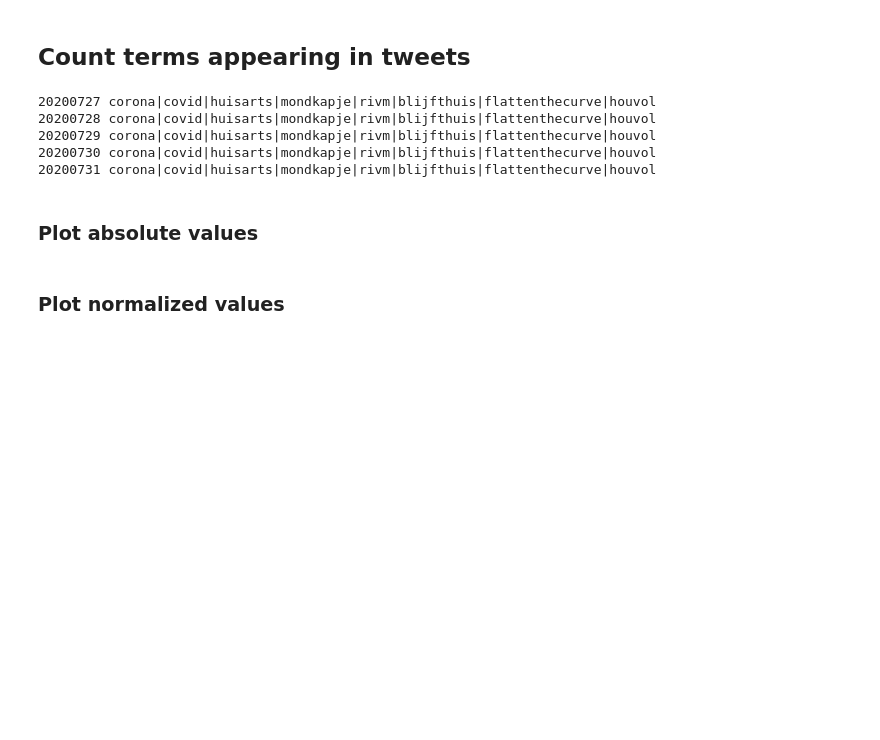
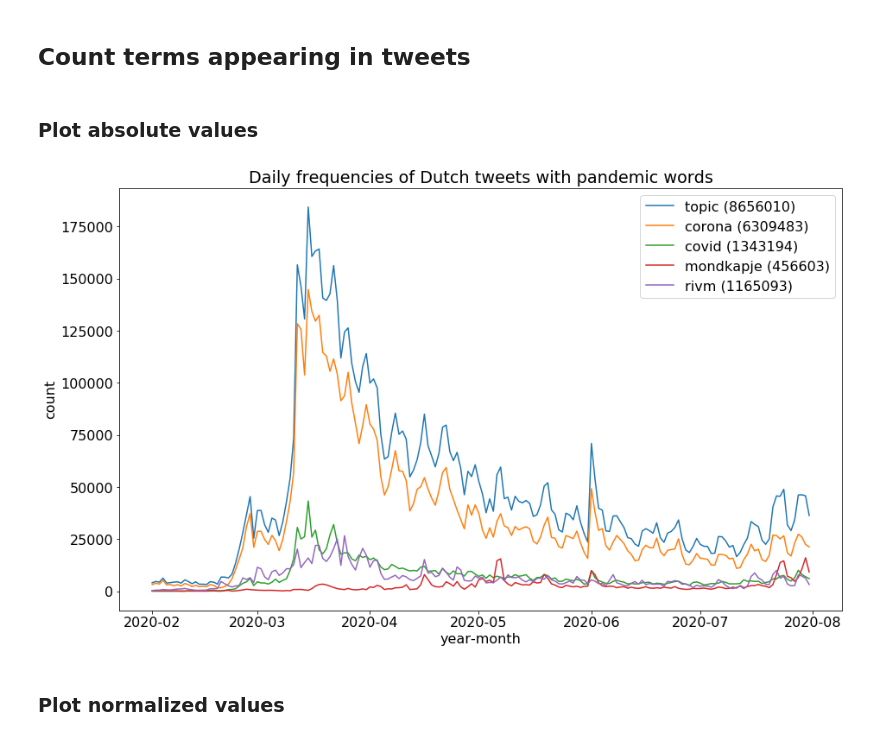
Before and after one commit to puregome/notebooks, a Jupyter notebook: tweet-counts.ipynb, the cells around one changed output. Drawn from its saved outputs; the diff is of its cells as text; code cells hidden in the pictures; blank space fills up the shorter version.

Commit message:
graph update

```diff
--- a/tweet-counts.ipynb
+++ b/tweet-counts.ipynb
@@ -123,16 +123,9 @@ if False:
     deleteLastElement(mondkapje)
     mondkapje = searchText("mondkapje",mondkapje)
     saveCounts(mondkapje,"mondkapje.csv")
-if True:
     deleteLastElement(topic)
     topic = searchText("topic",topic)
     saveCounts(topic,"topic.csv")
-# %% [output]
-20200727 corona|covid|huisarts|mondkapje|rivm|blijfthuis|flattenthecurve|houvol
-20200728 corona|covid|huisarts|mondkapje|rivm|blijfthuis|flattenthecurve|houvol
-20200729 corona|covid|huisarts|mondkapje|rivm|blijfthuis|flattenthecurve|houvol
-20200730 corona|covid|huisarts|mondkapje|rivm|blijfthuis|flattenthecurve|houvol
-20200731 corona|covid|huisarts|mondkapje|rivm|blijfthuis|flattenthecurve|houvol
 # %%
 import math
 from warnings import warn
@@ -167,35 +163,38 @@ import matplotlib
 #%matplotlib inline
 
 DATEFORMATPLOT = "%Y%m%d"
 PLOTFILEOUT = "tweet-frequencies.png"
 
 def getWeekendDates(dateStrings):
     weekendDates = []
     for ds in dateStrings:
         d = datetime.strptime(str(ds),DATEFORMATPLOT)
         if d == 0 or d == 6: weekendDates.append(d)
 
 def stringArrayToDates(stringList,dateFormat=DATEFORMATPLOT):
     return([datetime.strptime(str(date),dateFormat) for date in stringList])
 
 def makeLabel(name,myDict):
     return(name+" ("+str(sum(myDict.values()))+")")
 
 weakendDates = getWeekendDates(rivm.keys())
 font = {"size":16}
 matplotlib.rc("font",**font)
 plt.figure(figsize=(15,9))
 ax1 = plt.subplot(111)
-ax1.xaxis.set_major_formatter(mdates.DateFormatter("%-d/%-m"))
 ax1.plot_date(stringArrayToDates(topic7.keys()),list(topic.values()),xdate=True,fmt="-",label=makeLabel("topic",topic))
 ax1.plot_date(stringArrayToDates(corona7.keys()),list(corona.values()),xdate=True,fmt="-",label=makeLabel("corona",corona))
 ax1.plot_date(stringArrayToDates(covid7.keys()),list(covid.values()),xdate=True,fmt="-",label=makeLabel("covid",covid))
+ax1.plot_date(stringArrayToDates(mondkapje7.keys()),list(mondkapje.values()),xdate=True,fmt="-",label=makeLabel("mondkapje",mondkapje))
 ax1.plot_date(stringArrayToDates(rivm7.keys()),list(rivm.values()),xdate=True,fmt="-",label=makeLabel("rivm",rivm))
-ax1.plot_date(stringArrayToDates(mondkapje7.keys()),list(mondkapje.values()),xdate=True,fmt="-",label=makeLabel("mondkapje",mondkapje))
 dummy = ax1.legend()
 plt.title("Daily frequencies of Dutch tweets with pandemic words")
+plt.xlabel("year-month")
+plt.ylabel("count")
 plt.savefig(PLOTFILEOUT)
 plt.show()
+# %% [output]
+[figure, added]
 # %% [markdown]
 ### Plot normalized values
 # %%
```
Also changed, not shown: parts of 2 cells of this notebook.
